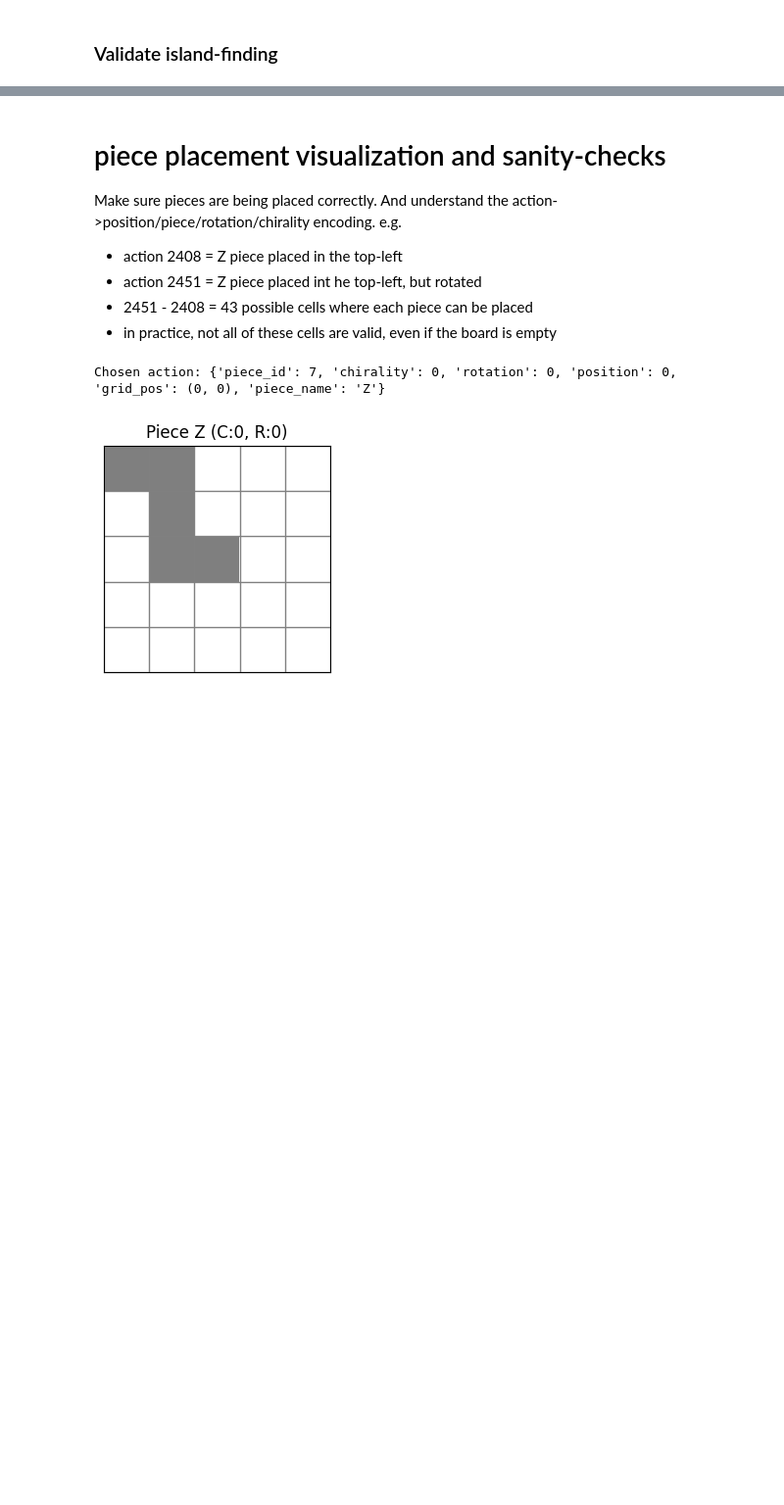
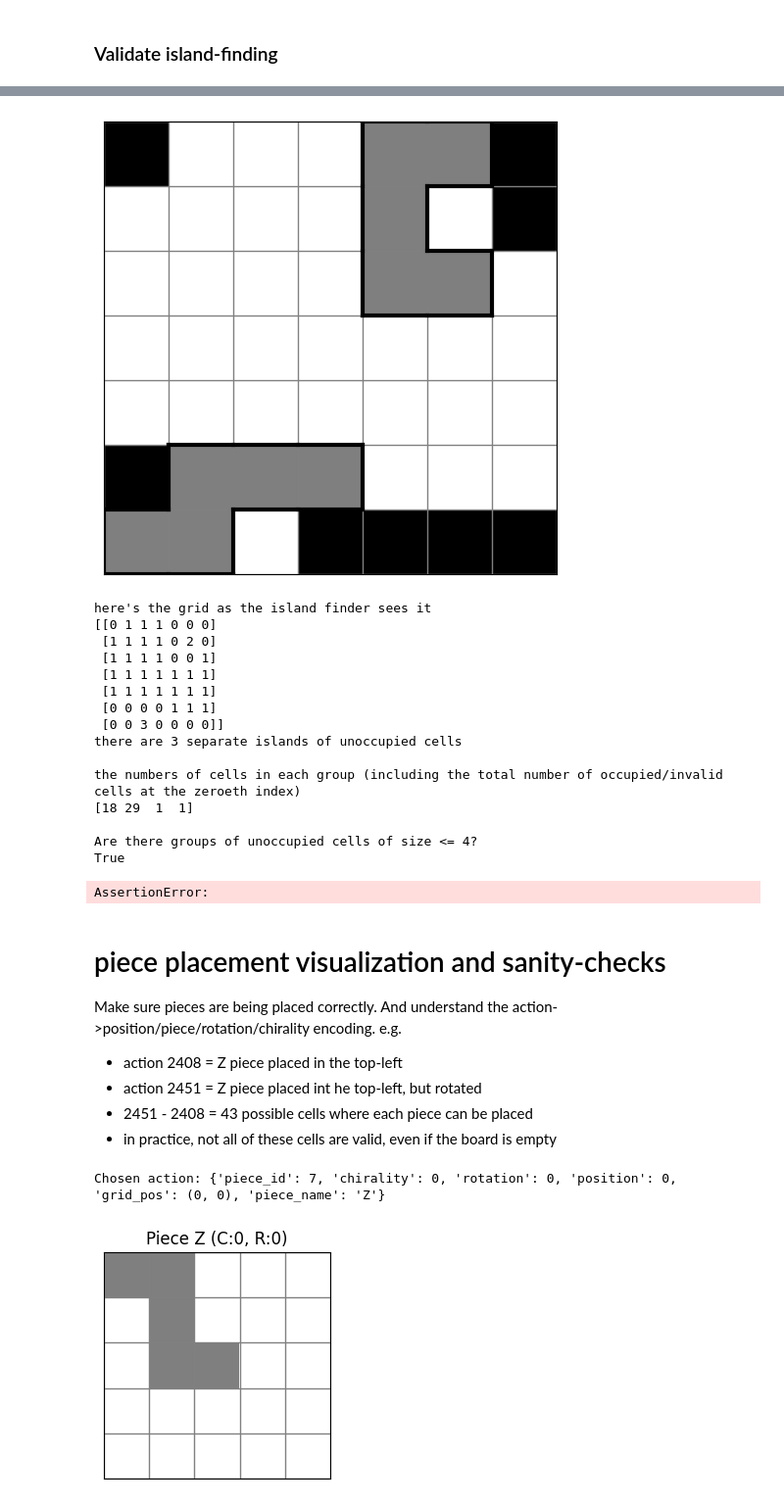
Before and after one commit to bamesserly/apad-puzzle-rl, a Jupyter notebook: apad_env_validation.ipynb, the cells around one changed output, grey strips where cells are left out. Shown: that part at 98% size. Drawn from its saved outputs; the diff is of its cells as text; code cells hidden in the pictures; blank space fills up the shorter version.

```diff
--- a/apad_env_validation.ipynb
+++ b/apad_env_validation.ipynb
@@ -147,3 +152,29 @@ island-finding test passed!
+# %%
+# we'll allow single islands because in the case where we don't restric solutions, 2 empty singles is the win con
+env = APADEnv(1,22)
+env._place_piece_components(1, 0, 1, 35)
+env._place_piece_components(2, 0, 0, 4)
+env.visualize()
+validate_island_finding(env.grid)
+assert not has_islands(env.grid)
+# %% [output]
+[figure, added]
+here's the grid as the island finder sees it
+[[0 1 1 1 0 0 0]
+ [1 1 1 1 0 2 0]
+ [1 1 1 1 0 0 1]
+ [1 1 1 1 1 1 1]
+ [1 1 1 1 1 1 1]
+ [0 0 0 0 1 1 1]
+ [0 0 3 0 0 0 0]]
+there are 3 separate islands of unoccupied cells
+
+the numbers of cells in each group (including the total number of occupied/invalid cells at the zeroeth index)
+[18 29  1  1]
+
+Are there groups of unoccupied cells of size <= 4?
+True
+AssertionError:
 # %% [markdown]
 # piece placement visualization and sanity-checks
 Make sure pieces are being placed correctly. And understand the action->position/piece/rotation/chirality encoding.
```
Also changed, not shown: parts of 10 cells of this notebook, 1 other file.
